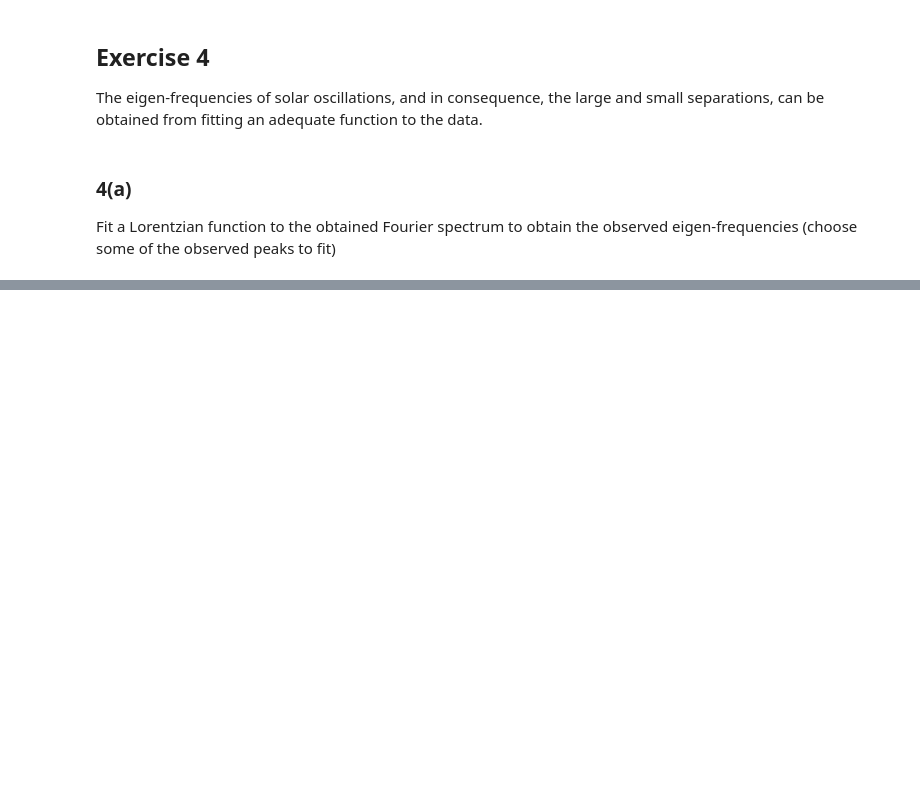
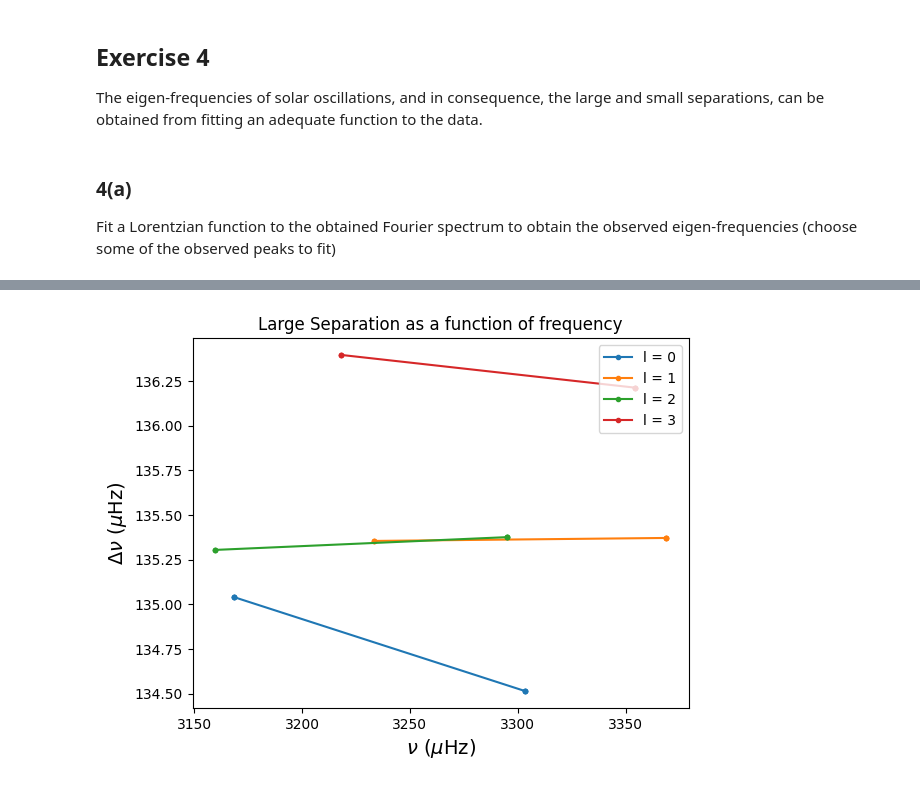
Before and after one commit to inesgpinto/stellar, a Jupyter notebook: mycode/part2.ipynb, the cells around one changed output, grey strips where cells are left out. Drawn from its saved outputs; the diff is of its cells as text; code cells hidden in the pictures; blank space fills up the shorter version.

Commit message:
observed small and large seps

```diff
--- a/mycode/part2.ipynb
+++ b/mycode/part2.ipynb
@@ -445,0 +490,16 @@ print(params)
+# %%
+for l in range(4):
+    large_sep_l, freq_sep_l = large_sep(l, ls,ns,freqs_fit)
+    #print(large_sep_l)
+    plt.plot(freq_sep_l, large_sep_l, label= 'l = ' + str(l), marker = ".")
+    plt.xlabel(r'$\nu$ ($\mu$Hz)', size=14)
+    plt.ylabel (r'$\Delta \nu$ ($\mu$Hz)', size=14)
+    #plt.ylim(130, 148)
+    #plt.xlim(1000, 5000)
+    #plt.xlim(left=1000)
+
+plt.legend(loc='upper right')
+plt.title('Large Separation as a function of frequency')
+plt.show()
+# %% [output]
+[figure, added]
```
Also changed, not shown: parts of 3 cells of this notebook.
